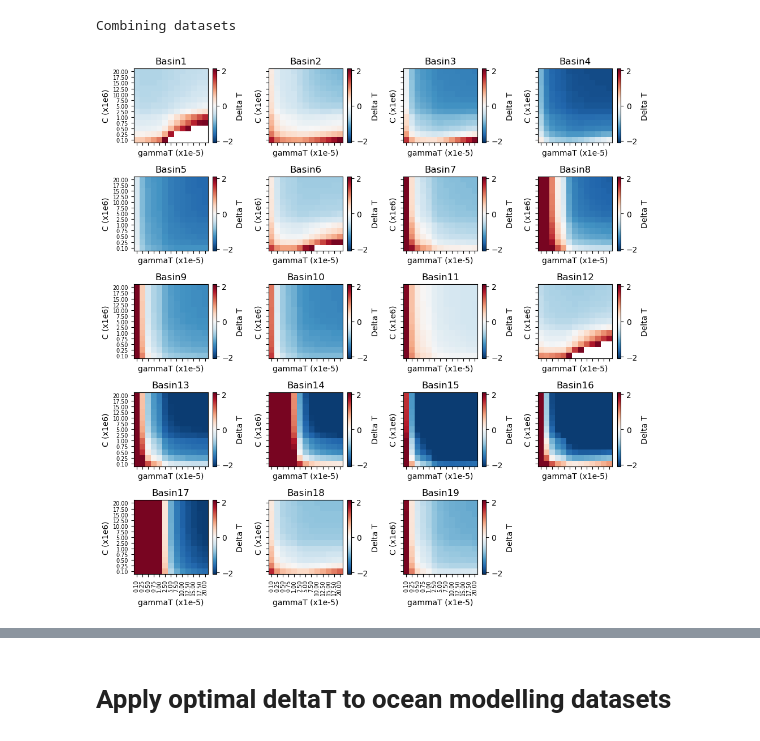
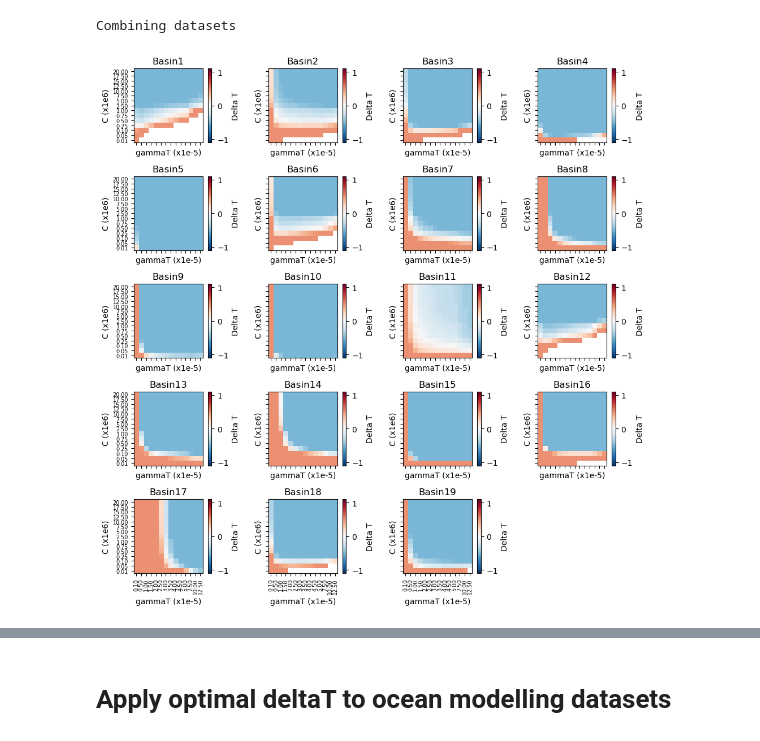
Before and after one commit to ismip/ismip7-antarctic-ocean-forcing, a Jupyter notebook: parameterisations/parameter_selection_pico_deltaT_example.ipynb, the cells around one changed output, grey strips where cells are left out. Cells and saved outputs as stored; diff of their text form; code cells hidden in the pictures.

```diff
--- a/parameterisations/parameter_selection_pico_deltaT_example.ipynb
+++ b/parameterisations/parameter_selection_pico_deltaT_example.ipynb
@@ -51,7 +73,7 @@ boxes = xr.load_dataset(os.path.join(ensemble_path,"pism_11_ismip7_picotest_zhou
                                                                'pico_temperature_box0'] )['pico_box_mask'].isel(time=0)
 # %%
 #PaoloDataImbie = pd.read_csv('../Melt_Paolo_Err_Adusumilli_imbie2.csv', index_col=0)
-PaoloDataPICO = pd.read_csv('PaoloData_pico.csv', index_col=0)
+PaoloDataPICO = pd.read_csv('process_data/Paolo23/PaoloData_pico.csv', index_col=0)
 # %% [markdown]
 # Find optimal deltaT for PICO
 Note that this uses the PICO basins, which differ from the imbie2 basins as used in ismip7
@@ -67,30 +89,27 @@ for i,ehash in enumerate(ensemble_table.index):
     p2 = ensemble_table.loc[ehash, p2_name]
     p1s.append(p1)
     p2s.append(p2)
-    #print(i, 'p1=', p1, ' p2=', p2)
+    print(i,'/210', 'p1=', p1, ' p2=', p2)
 
     output_path = os.path.join(ensemble_path, pism_present_day_ensemble+"_"+ehash)
 
-    try:
-        #print('Loading dataset')
-        result_ds = xr.load_dataset(output_path+"/optimised.nc")
-    except:
-        ds = xr.open_dataset(os.path.join(output_path,'extras.nc'),decode_timedelta=True, drop_variables=['pico_T_star', 'shelfbtemp',
-                                                                                                    'pico_box_mask', 'pico_contshelf_mask',
-                                                                                                   'pico_ice_rise_mask', 'pico_overturning',
-                                                                                                   'pico_salinity', 'pico_salinity_box0',
-                                                                                                   'pico_shelf_mask', 'pico_temperature',
-                                                                                                  ],)
-        ds = ds.rename({'pico_basal_melt_rate':'melt_rate'})
-        # convert time to deltaT, this is a trick to avoid running an ensemble over deltaT
-        deltaT_coords = np.round(ds['pico_temperature_box0'].groupby(pico_climatology['basins']).mean().sel(basins=14) - 273.15 - baseline_temp_per_basin.sel(basins=14), 2)
-        new_ds = xr.Dataset( data_vars=dict(melt_rate=(["deltaT","y", "x"], ds["melt_rate"].where(boxes>0,np.nan).values)),
-                                 coords=dict(x=(["x"], ds['x'].values), y=(["y"], ds['y'].values), deltaT=(["deltaT"],deltaT_coords.values) ))
-        ds.close()
+
+    ds = xr.open_dataset(os.path.join(output_path,'extras.nc'),decode_timedelta=True, drop_variables=['pico_T_star', 'shelfbtemp',
+                                                                                                'pico_box_mask', 'pico_contshelf_mask',
+                                                                                               'pico_ice_rise_mask', 'pico_overturning',
+                                                                                               'pico_salinity', 'pico_salinity_box0',
+                                                                                               'pico_shelf_mask', 'pico_temperature',
+                                                                                              ],)
+    ds = ds.rename({'pico_basal_melt_rate':'melt_rate'})
+    # convert time to deltaT, this is a trick to avoid running an ensemble over deltaT
+    deltaT_coords = np.round(ds['pico_temperature_box0'].groupby(pico_climatology['basins']).mean().sel(basins=14) - 273.15 - baseline_temp_per_basin.sel(basins=14), 2)
+    new_ds = xr.Dataset( data_vars=dict(melt_rate=(["deltaT","y", "x"], ds["melt_rate"].where(boxes>0,np.nan).values)),
+                             coords=dict(x=(["x"], ds['x'].values), y=(["y"], ds['y'].values), deltaT=(["deltaT"],deltaT_coords.values) ))
+    ds.close()
 
 
-        outname = os.path.join(ensemble_path,pism_present_day_ensemble+'_'+ehash, "optimised.nc")
-        result_ds = select_optimal_deltaT(new_ds, pico_climatology['basins'], boxes ,PaoloDataPICO, 'pico', outname, reso, ice_density)
+    outname = os.path.join(ensemble_path,pism_present_day_ensemble+'_'+ehash, "optimised.nc")
+    result_ds = select_optimal_deltaT(new_ds, pico_climatology['basins'], boxes ,PaoloDataPICO, 'pico', outname, reso, ice_density)
 
     result_ds = result_ds.assign_coords(ehash=ehash)
     model_runs.append(result_ds)
@@ -110,32 +147,36 @@ pd_ensemble_sel.to_netcdf('Ensemble_pd_optimaldeltaT.nc')
 # %% [output]
 Combining datasets
+# %%
+# if you want to skip the calculation of pd_ensemble_sel
+pd_ensemble_sel = xr.load_dataset('Ensemble_pd_optimaldeltaT_pm05.nc', drop_variables=['timestamp'])
 # %%
 # Plot residuals for each basin, note that white area are where PICO physical constraints all fail
 fig,axes = plt.subplots(5,4, sharex=True, sharey=True, figsize=(10, 10))
 
 for i in range(number_of_basins):
     ax = axes.flatten()[i]
 
-    im = ax.imshow(pd_ensemble_sel['optimal_deltaT_per_basin'].sel(basin=i+1).values,cmap='RdBu_r', vmin=-2.1, vmax=2.1, origin='lower')
+    im = ax.imshow(pd_ensemble_sel['optimal_deltaT_per_basin'].sel(basin=i+1).values,cmap='RdBu_r',
+                   vmin=-1.1, vmax=1.1, origin='lower')
     plt.colorbar(im, label='Delta T')
     p1_values = pd_ensemble_sel['p1'].values/1e6
     p2_values = pd_ensemble_sel['p2'].values*1e5
 
     ax.set_yticks(np.arange(len(p1_values)))
     ax.set_yticklabels([f'{v:.2f}' for v in p1_values], fontsize=7)#, rotation=45)
 
     ax.set_xticks(np.arange(len(p2_values)))
     ax.set_xticklabels([f'{v:.2f}' for v in p2_values], rotation=90, fontsize=7)
 
     ax.set_title('Basin'+str( i+1) )
     ax.set_xlabel('gammaT (x1e-5)')
     ax.set_ylabel('C (x1e6)')
 
 fig.tight_layout()
 axes.flat[-1].set_visible(False)
-#plt.savefig(os.path.join(figure_dir,'PICO_Ensemble_optimalDeltaT_deltaTPerBasin.png'))
+plt.savefig(os.path.join(figure_dir,'PICO_Ensemble_optimalDeltaT_deltaTPerBasin_pm05.png'))
 # %% [output]
-[figure, old version]
+[figure, new version]
 # %%
 # Plot residuals for each PICO basin, note that white area are where PICO physical constraints all fail
 fig,axes = plt.subplots(5,4, sharex=True, sharey=True, figsize=(10, 10))
```
Also changed, not shown: parts of 18 cells of this notebook, 2 other files.
